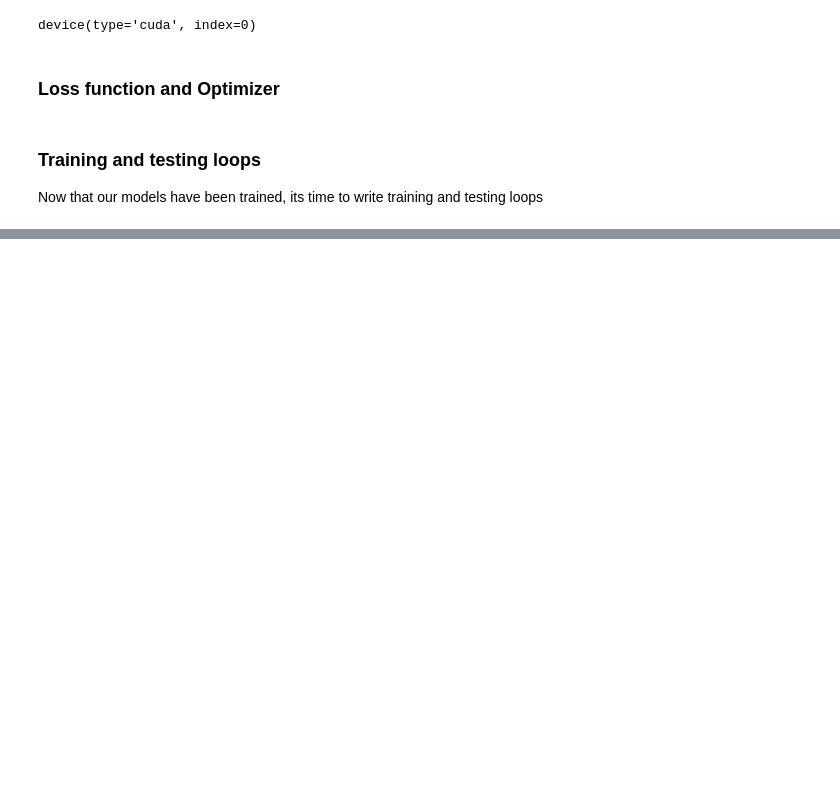
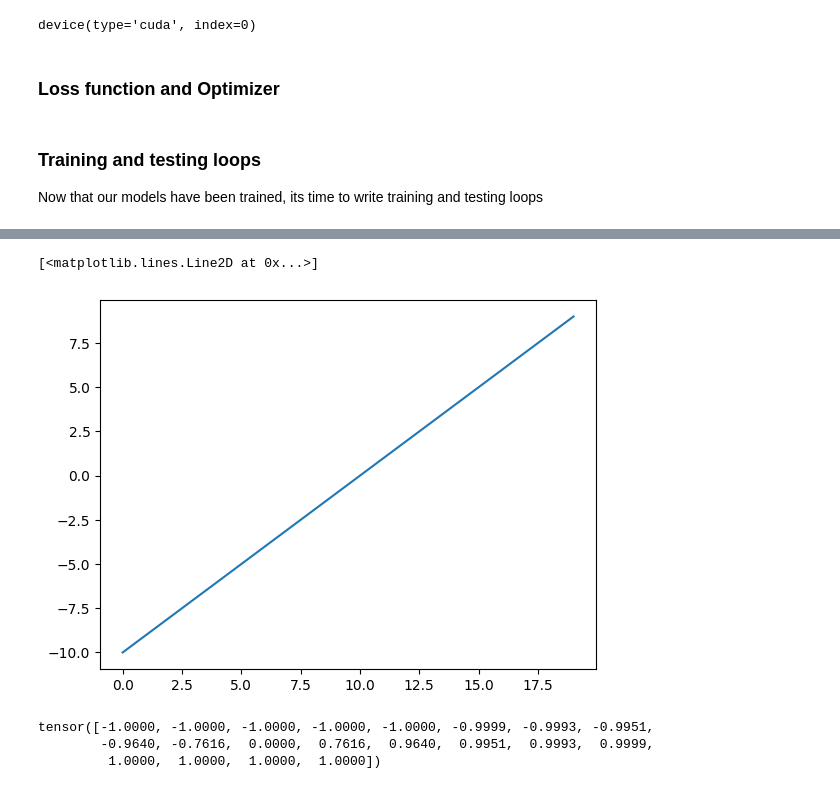
Before and after one commit to MuhammedUmerNazir/pytorch_code_snippets, a Jupyter notebook: 02_practice.ipynb, the cells around one changed output, grey strips where cells are left out. Saved outputs shown, nothing was run; the diff lists cells and outputs as text; code cells hidden in the pictures; blank space fills up the shorter version.

```diff
--- a/02_practice.ipynb
+++ b/02_practice.ipynb
@@ -228,0 +666,11 @@ y_preds =
+# %%
+plt.plot(A)
+# %% [output]
+[<matplotlib.lines.Line2D at 0x...>]
+[figure, added]
+# %%
+tanh(A)
+# %% [output]
+tensor([-1.0000, -1.0000, -1.0000, -1.0000, -1.0000, -0.9999, -0.9993, -0.9951,
+        -0.9640, -0.7616,  0.0000,  0.7616,  0.9640,  0.9951,  0.9993,  0.9999,
+         1.0000,  1.0000,  1.0000,  1.0000])
```
Also changed, not shown: parts of 43 cells of this notebook.
